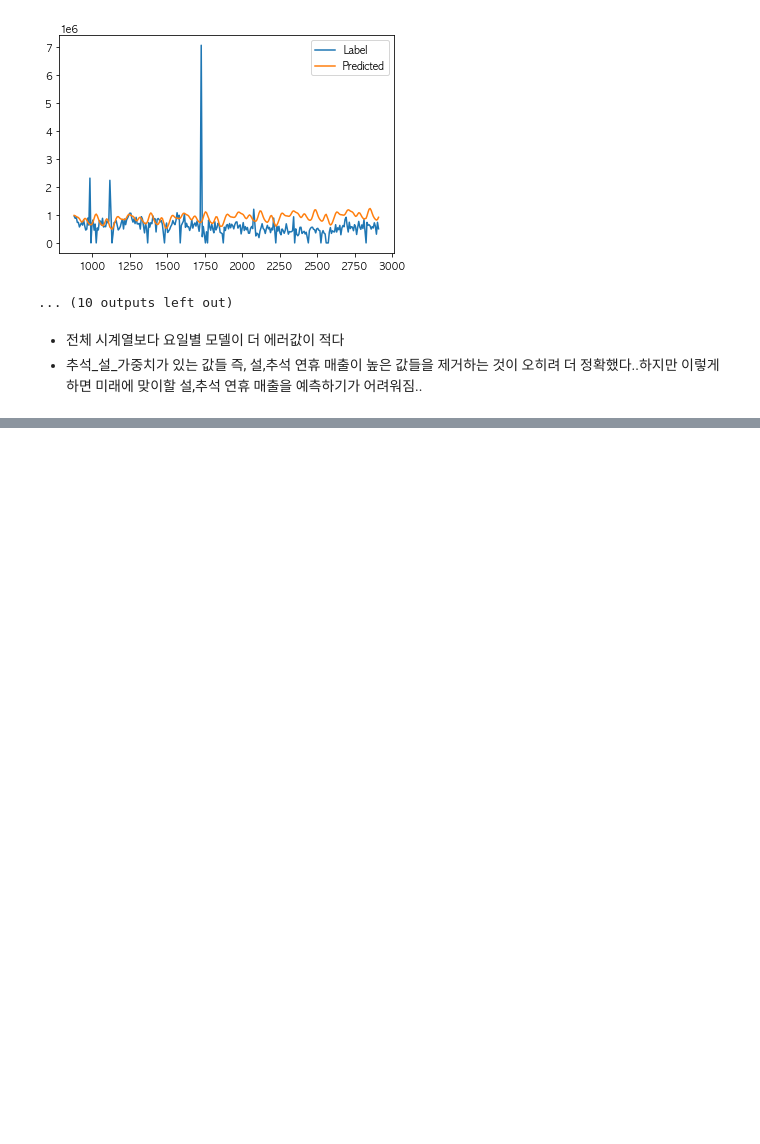
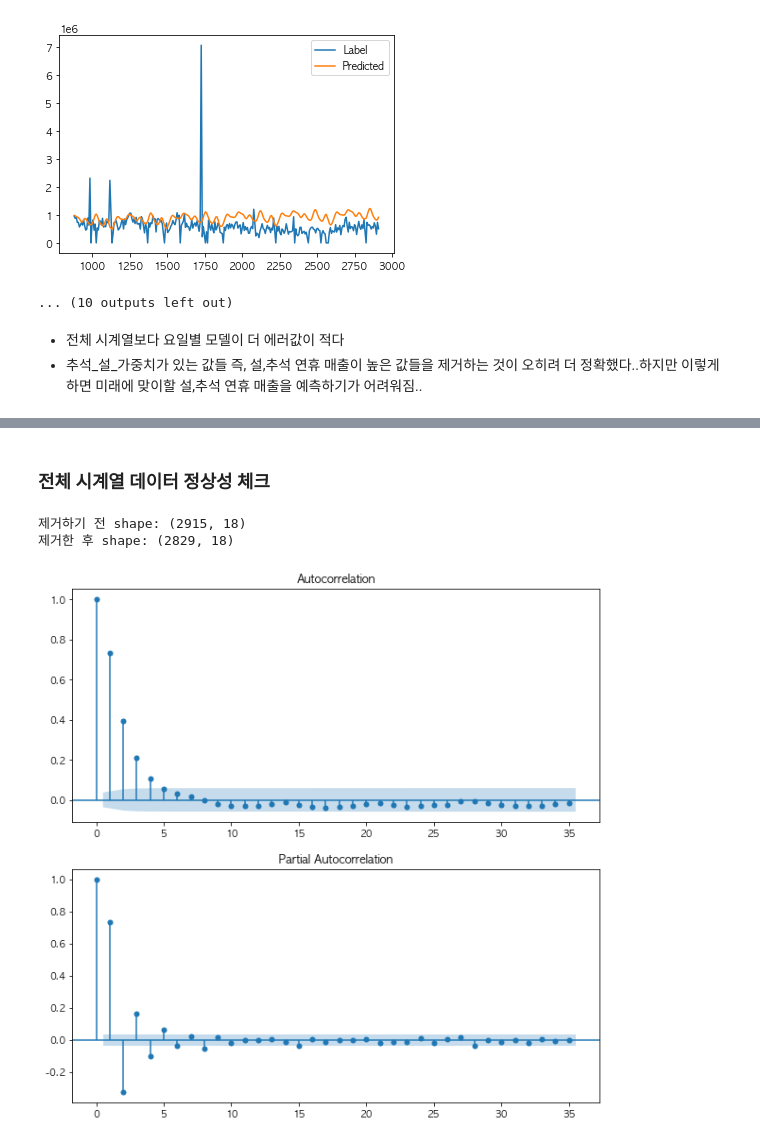
Before and after one commit to young-hun-jo/DataAnalysis, a Jupyter notebook: woochuri/modeling.ipynb, the cells around one changed output, grey strips where cells are left out. Saved outputs shown, nothing was run; the diff lists cells and outputs as text; code cells hidden in the pictures; blank space fills up the shorter version.

```diff
--- a/woochuri/modeling.ipynb
+++ b/woochuri/modeling.ipynb
@@ -231,0 +237,21 @@ Sunday의 MAE: 390815.21
+# %% [markdown]
+### 전체 시계열 데이터 정상성 체크
+# %%
+# 일매출이 0인 값들 제외
+print("제거하기 전 shape:", df.shape)
+df = df[df['일매출'] != 0]
+
+print("제거한 후 shape:", df.shape)
+# %% [output]
+제거하기 전 shape: (2915, 18)
+제거한 후 shape: (2829, 18)
+# %%
+# ACF, PACF 그래프 그려보기
+from statsmodels.graphics.tsaplots import plot_acf, plot_pacf
+
+fig, axes = plt.subplots(figsize=(10, 10), nrows=2, ncols=1, squeeze=True)
+plot_acf(df['일매출'], ax=axes[0])
+plot_pacf(df['일매출'], ax=axes[1])
+plt.show()
+# %% [output]
+[figure, added]
```
Also changed, not shown: parts of 33 cells of this notebook.
